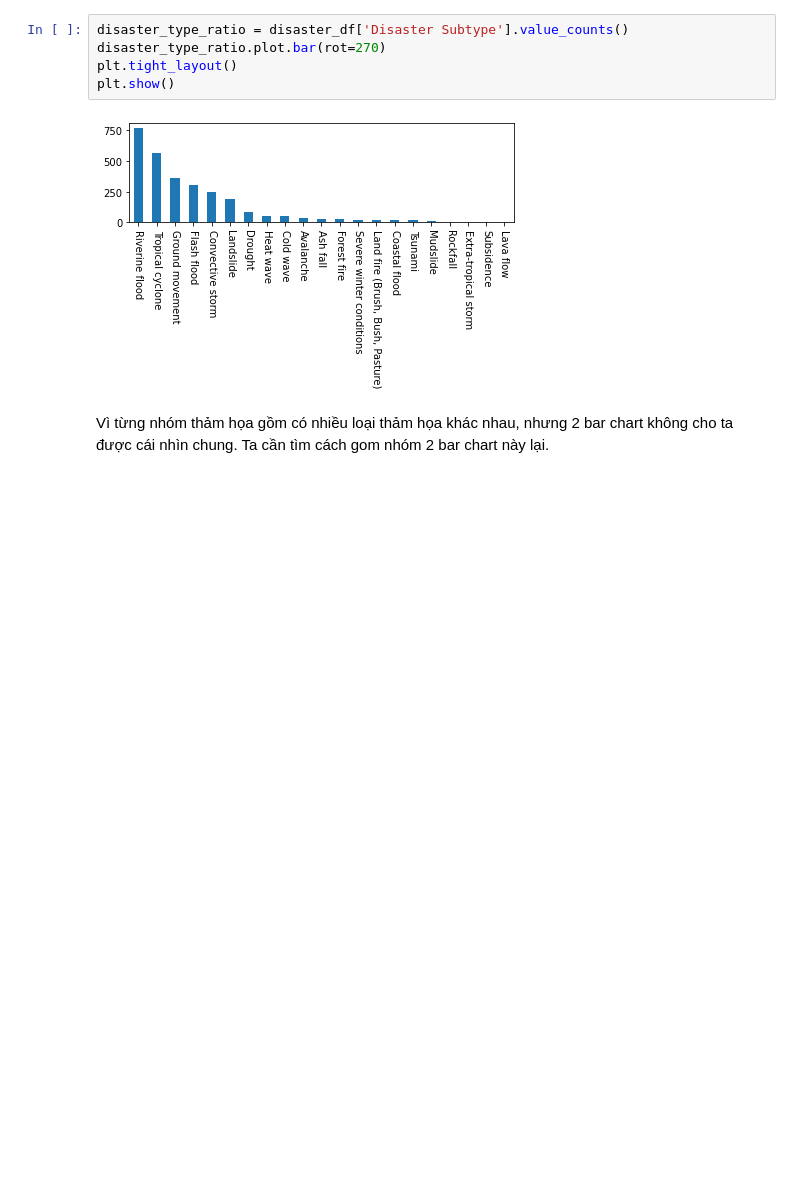
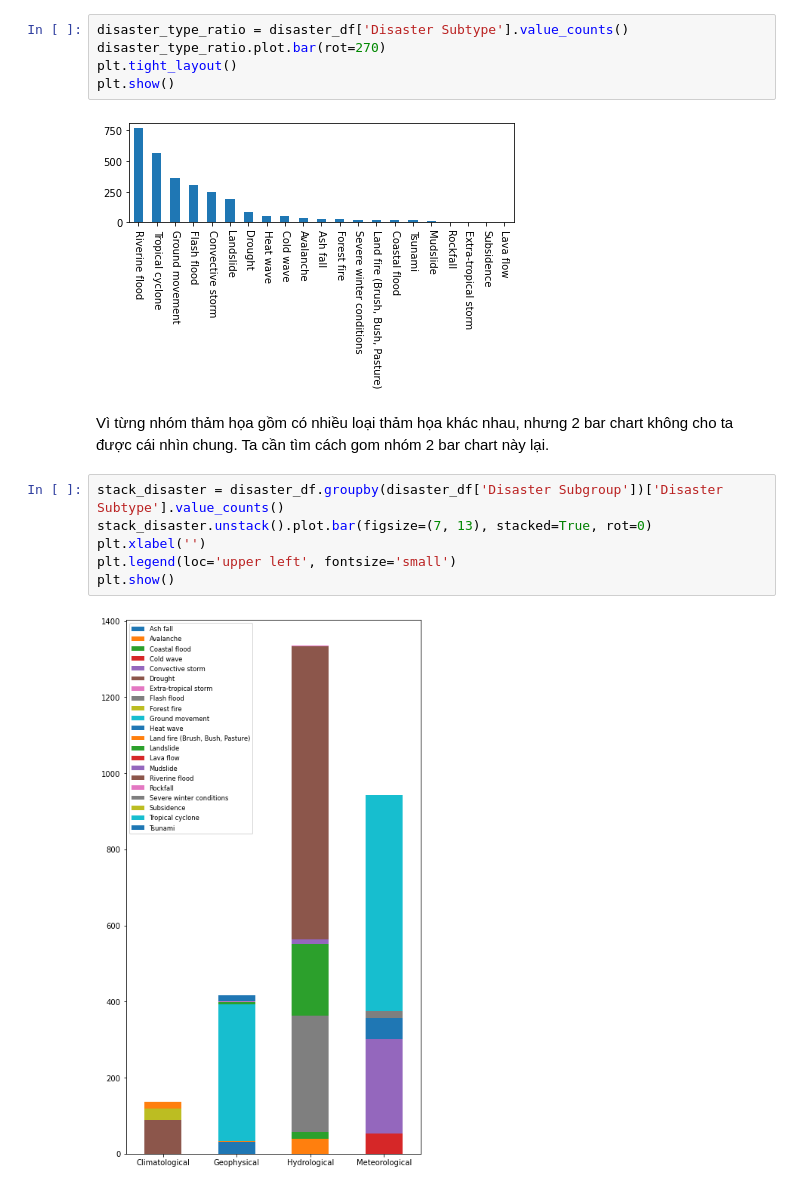
Before and after one commit to grant-ward-101/KHDL-final, a Jupyter notebook: 1712724-HuynhCongSinh.ipynb, the cells around one changed output. Saved outputs shown, nothing was run; the diff lists cells and outputs as text; blank space fills up the shorter version.

Commit message:
add charts

```diff
--- a/1712724-HuynhCongSinh.ipynb
+++ b/1712724-HuynhCongSinh.ipynb
@@ -140,3 +140,11 @@ plt.show()
 [figure]
 # %% [markdown]
 Vì từng nhóm thảm họa gồm có nhiều loại thảm họa khác nhau, nhưng 2 bar chart không cho ta được cái nhìn chung. Ta cần tìm cách gom nhóm 2 bar chart này lại.
+# %%
+stack_disaster = disaster_df.groupby(disaster_df['Disaster Subgroup'])['Disaster Subtype'].value_counts()
+stack_disaster.unstack().plot.bar(figsize=(7, 13), stacked=True, rot=0)
+plt.xlabel('')
+plt.legend(loc='upper left', fontsize='small')
+plt.show()
+# %% [output]
+[figure, added]
```
